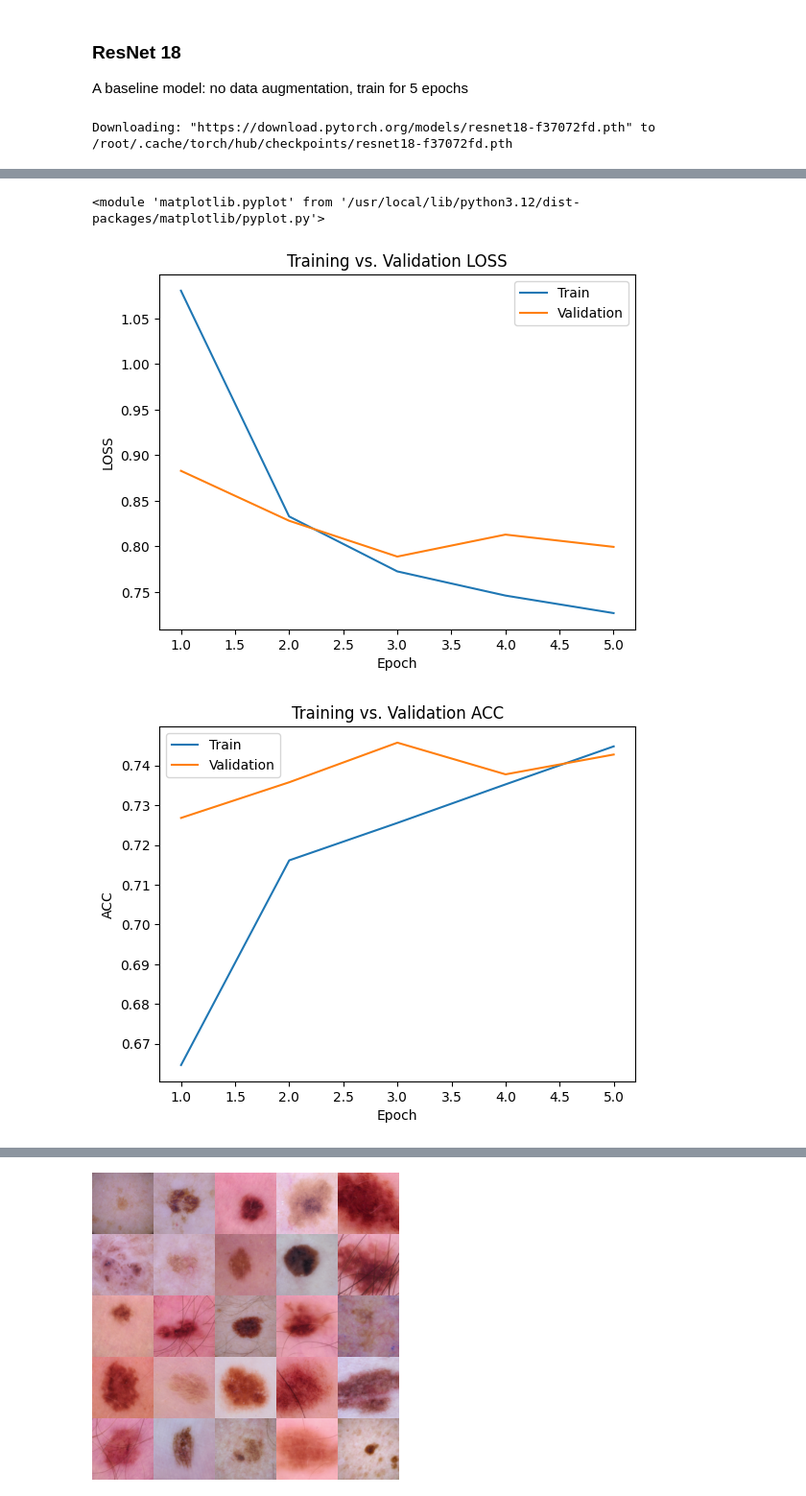
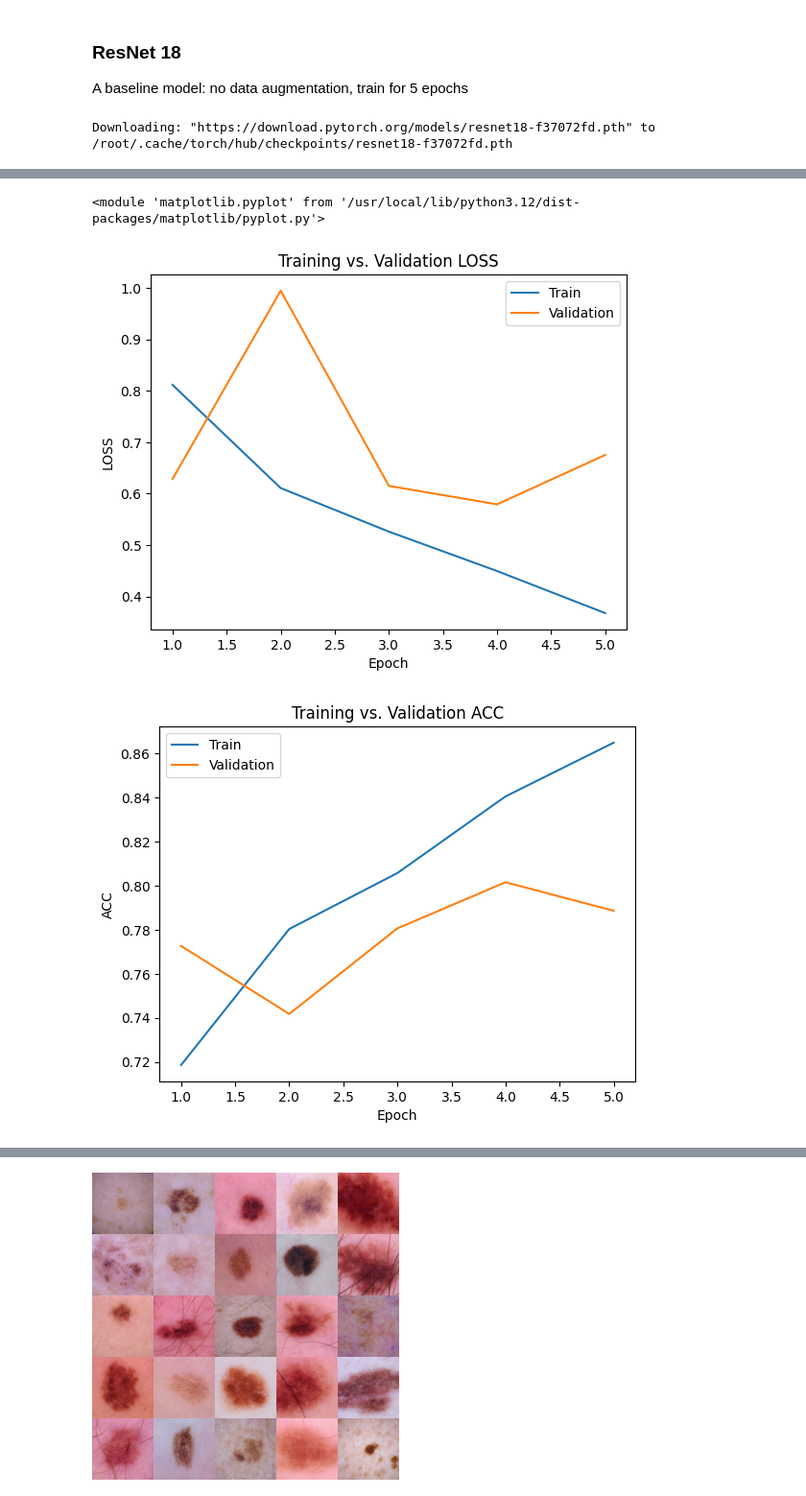
Before and after one commit to harshi-saha/bmi712-project, a Jupyter notebook: medmnsit_resnet_nick/resnet18_experiments.ipynb, the cells around one changed output, grey strips where cells are left out. Shown at 96% size. Cells and saved outputs as stored; diff of their text form; code cells hidden in the pictures.

```diff
--- a/medmnsit_resnet_nick/resnet18_experiments.ipynb
+++ b/medmnsit_resnet_nick/resnet18_experiments.ipynb
@@ -57,3 +43,6 @@ np.random.seed(SEED)
 
 # print dataset info
 info = INFO['dermamnist']
+# %%
+class_names = [info['label'][str(i)] for i in range(len(info['label']))]
+class_names
@@ -79,15 +76,15 @@ train_loader = DataLoader(train_ds, batch_size=BATCH_SIZE, shuffle=True, num_wor
 val_loader = DataLoader(val_ds, batch_size=BATCH_SIZE, shuffle=False, num_workers=NUM_WORKERS, pin_memory=True)
 # %%
 # create a fresh model (for reproducibility)
-model = create_resnet(size=18)
+model = h.create_resnet(size=18)
 
-# freeze all layers except classifier
-for param in model.parameters():
-    param.requires_grad = False
-for param in model.fc.parameters():
-    param.requires_grad = True
+# freeze all layers except classifier - not doing this anymore, since just training classifier doesn't work well
+# for param in model.parameters():
+#     param.requires_grad = False
+# for param in model.fc.parameters():
+#     param.requires_grad = True
 
-train_history = train_model(
+train_history_model1 = h.train_model(
     model,
     train_loader,
     val_loader,
@@ -97,7 +94,8 @@ train_history = train_model(
     device=device,
 )
 
-plot_train_hist(train_history, type='loss')
-plot_train_hist(train_history, type='acc')
+h.plot_train_hist(train_history_model1, type='loss')
+h.plot_train_hist(train_history_model1, type='acc')
+h.plot_per_class_accuracy(train_history_model1, class_names=class_names)
 # %% [output]
 Downloading: "https://download.pytorch.org/models/resnet18-f37072fd.pth" to /root/.cache/torch/hub/checkpoints/resnet18-f37072fd.pth
@@ -109,3 +107,3 @@ Epoch 4 |Train loss: 0.7268, acc: 0.745 |Val loss: 0.7994, acc: 0.743
 <module 'matplotlib.pyplot' from '/usr/local/lib/python3.12/dist-packages/matplotlib/pyplot.py'>
-[figure, old version]
+[figure, new version]
-[figure, old version]
+[figure, new version]
```
Also changed, not shown: parts of 23 cells of this notebook, 1 other file.
